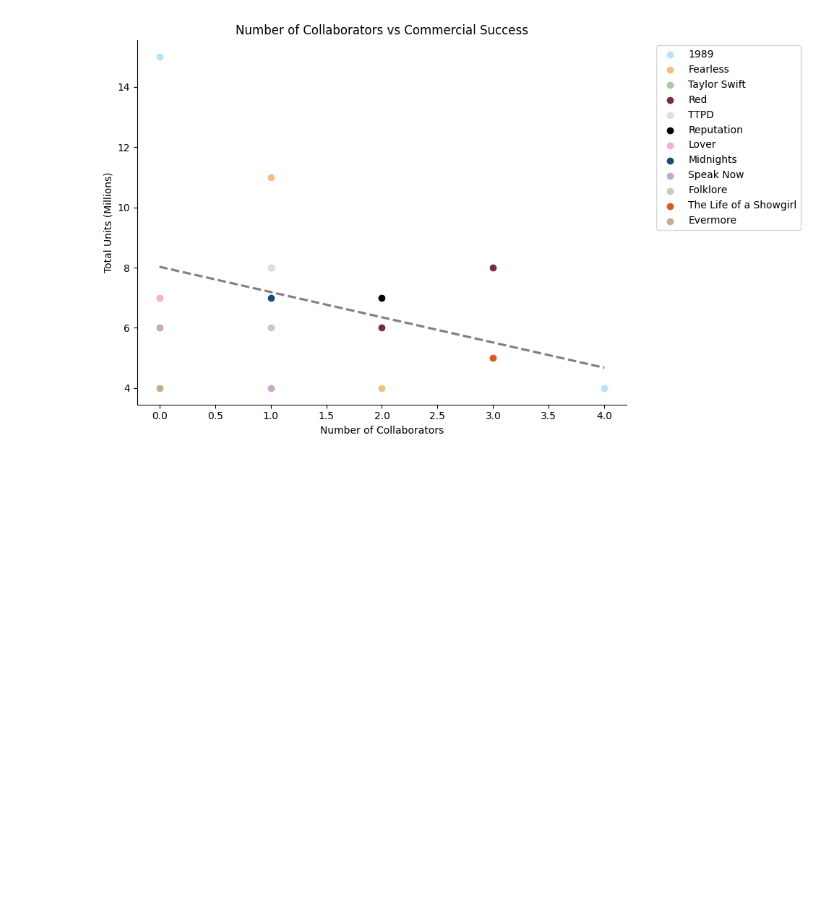
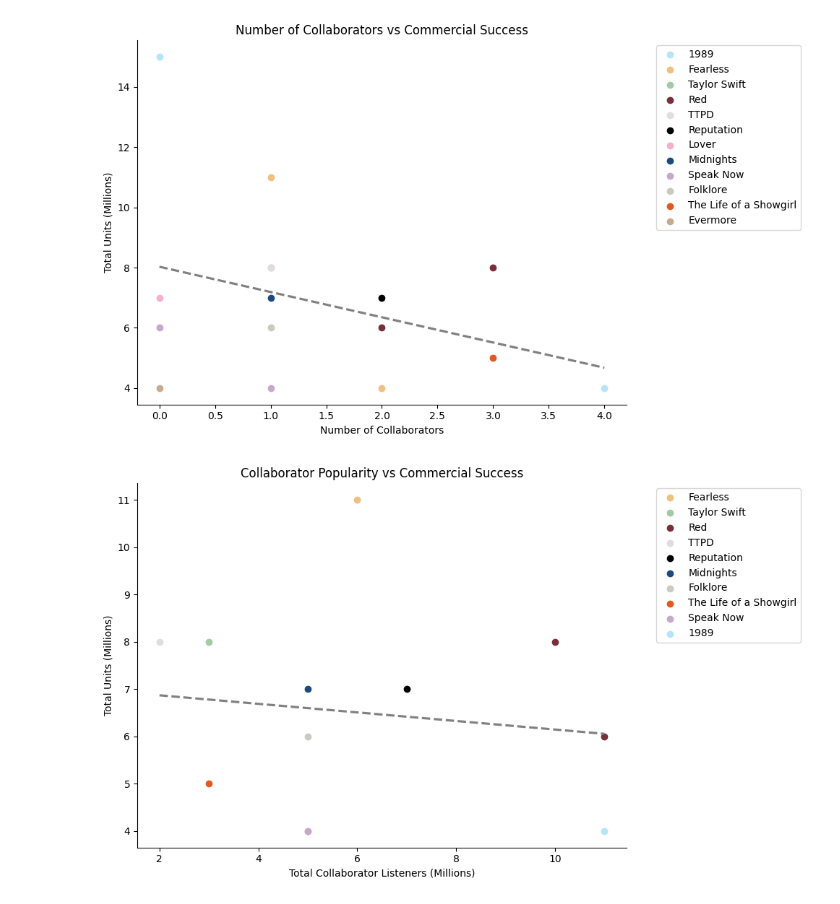
Before and after one commit to haskinse/bee2041_empirical_project, a Jupyter notebook: source_code/04_analysis.ipynb, the cells around one changed output. Cells and saved outputs as stored; diff of their text form; code cells hidden in the pictures; blank space fills up the shorter version.

Commit message:
Plotted collaborator popularity against album success.

```diff
--- a/source_code/04_analysis.ipynb
+++ b/source_code/04_analysis.ipynb
@@ -362,3 +362,56 @@ conn.close()
 # close database connection
 # %% [output]
 [figure]
+# %%
+conn = sqlite3.connect(f"{project_path}/data/clean/taylor_swift.db") # make a connection to SQLite database
+
+# calculate the number of collaborator listens per album against album success
+collab_popularity = pd.read_sql("""
+SELECT a.album_id, a.album_name, SUM (art.listeners) / 1000000 AS total_collaborator_listeners, (a.riaa_units + a.bpi_units) / 1000000 AS total_units
+FROM albums a
+JOIN tracks t ON a.album_id = t.album_id
+JOIN track_artists ta ON t.track_id = ta.track_id
+JOIN artists art ON ta.artist_id = art.artist_id
+WHERE art.artist_name != 'Taylor Swift'
+GROUP BY a.album_id, a.album_name
+ORDER BY total_units DESC
+""", conn)
+
+# group tv albums with their original era
+collab_popularity["era"] = collab_popularity["album_name"].str.replace(r" \(Taylor's Version\)", "", regex = True)
+
+# rename tortured poets as TTPD for readability
+collab_popularity["era"] = collab_popularity["era"].replace({"The Tortured Poets Department": "TTPD"})
+
+sns.reset_defaults() # ensure default formatting
+
+plt.figure(figsize = (10, 6)) # set figure size
+
+# add a line of best fit to show the relationship between collaborator popularity and era success
+sns.regplot(x = collab_popularity["total_collaborator_listeners"], y = collab_popularity["total_units"], ci = None, scatter = False, line_kws = {"color": "grey", "linestyle": "--"})
+
+for era in collab_popularity["era"].unique(): # for each unique era
+  subset = collab_popularity[collab_popularity["era"] == era] # create a subset
+
+  # plot era specific observations with consistent colours
+  plt.scatter(subset["total_collaborator_listeners"], subset["total_units"], color = era_colours.get(era, "#cccccc"), label = era)
+
+plt.legend(bbox_to_anchor = (1.05, 1), loc = "upper left") # display legend outside of plot area
+
+# label axes and title
+plt.xlabel("Total Collaborator Listeners (Millions)")
+plt.ylabel("Total Units (Millions)")
+plt.title("Collaborator Popularity vs Commercial Success")
+
+# remove unnecessary borders
+plt.gca().spines["top"].set_visible(False)
+plt.gca().spines["right"].set_visible(False)
+
+plt.savefig(f"{project_path}/output/figures/collaborations/popularity_of_collabors.png", dpi = 300, bbox_inches = "tight") # saves figure to drive
+
+plt.tight_layout()
+plt.show() # show the graph
+
+conn.close() # close the connection
+# %% [output]
+[figure, added]
```
